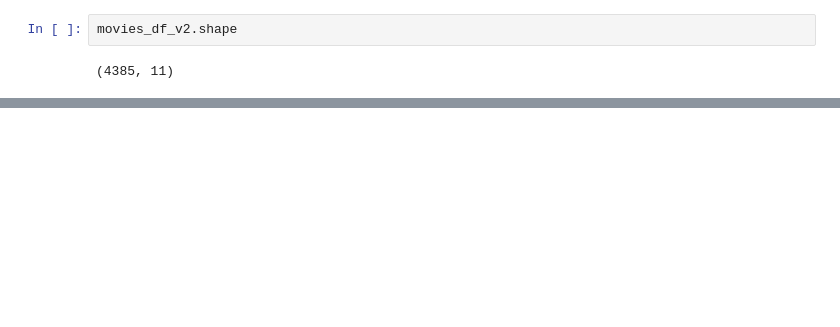
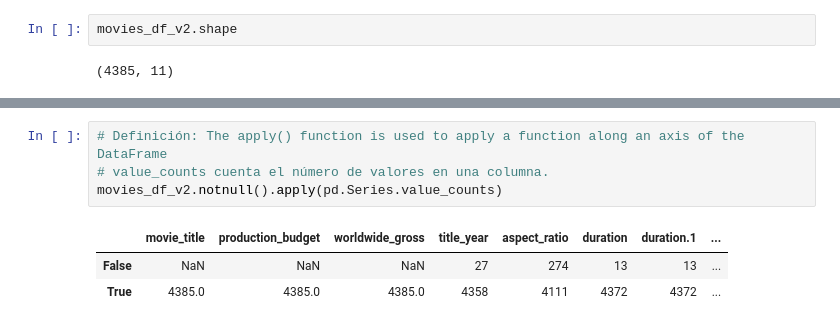
Before and after one commit to luisSantamariaCOL/MachineLearning-Journey, a Jupyter notebook: Machine Learning Projects/Prediccion de Ingresos de Peliculas/Prediccion de Ingresos de Peliculas.ipynb, the cells around one changed output, grey strips where cells are left out. Cells and saved outputs as stored; diff of their text form; blank space fills up the shorter version.

```diff
--- a/Machine Learning Projects/Prediccion de Ingresos de Peliculas/Prediccion de Ingresos de Peliculas.ipynb
+++ b/Machine Learning Projects/Prediccion de Ingresos de Peliculas/Prediccion de Ingresos de Peliculas.ipynb
@@ -318,0 +340,8 @@ movies_df_v2.shape
+# %%
+# Definición: The apply() function is used to apply a function along an axis of the DataFrame
+# value_counts cuenta el número de valores en una columna.
+movies_df_v2.notnull().apply(pd.Series.value_counts)
+# %% [output]
+|  | movie_title | production_budget | worldwide_gross | title_year | aspect_ratio | duration | duration.1 | ... |
+| False | NaN | NaN | NaN | 27 | 274 | 13 | 13 | ... |
+| True | 4385.0 | 4385.0 | 4385.0 | 4358 | 4111 | 4372 | 4372 | ... |
```
Also changed, not shown: parts of 14 cells of this notebook.
